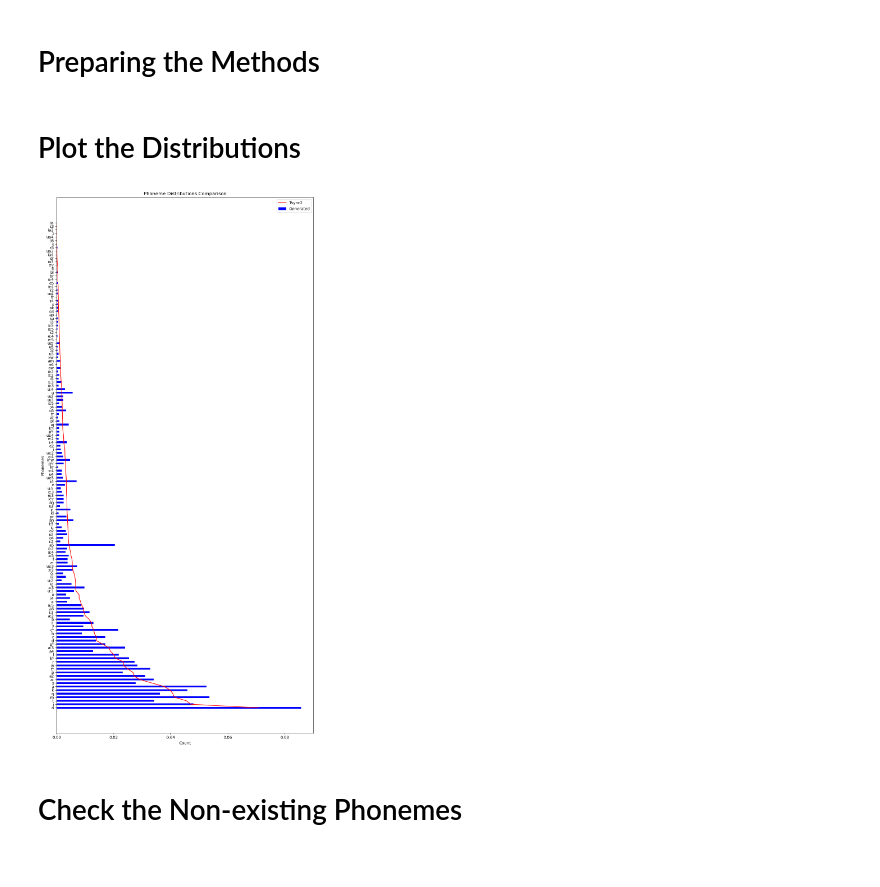
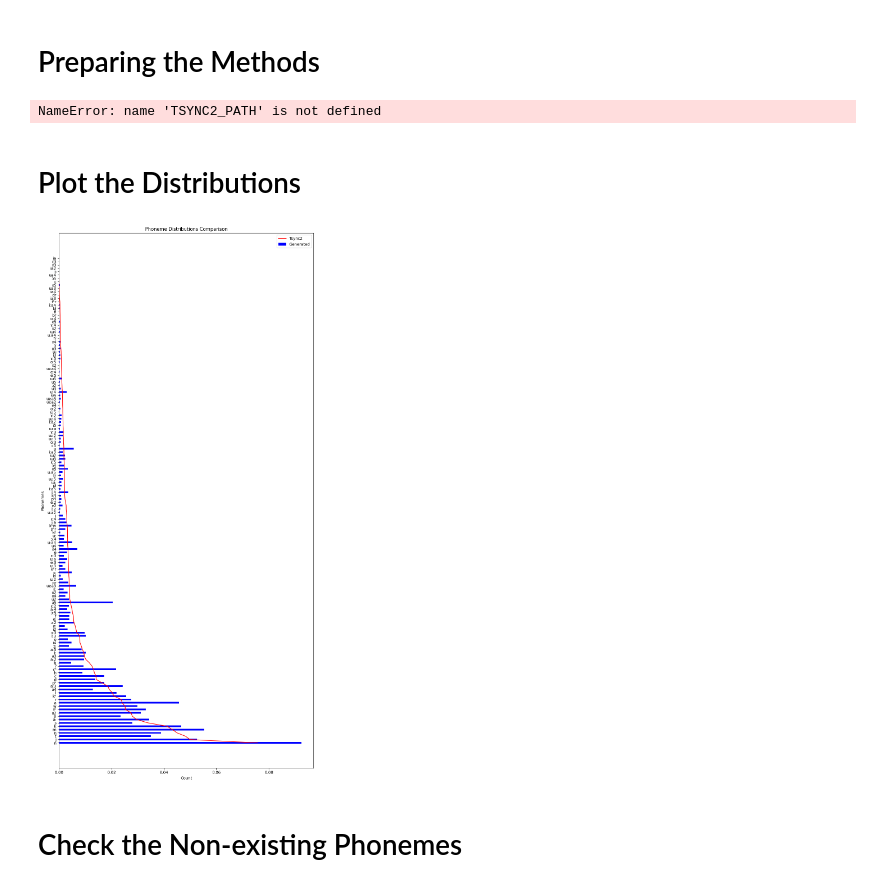
Before and after one commit to dubbing-ai/DatasetGen, a Jupyter notebook: analysis/analyse_corpus.ipynb, the cells around one changed output. Cells and saved outputs as stored; diff of their text form; code cells hidden in the pictures.

```diff
--- a/analysis/analyse_corpus.ipynb
+++ b/analysis/analyse_corpus.ipynb
@@ -21,7 +19,7 @@ def get_distribution(csv_path: str) -> defaultdict:
 
     return dist
 
-def unknown_phonemes(csv_path_1: str, csv_path_2: str = TSYNC2_PATH) -> list:
+def unknown_phonemes(csv_path_1: str, csv_path_2: str) -> list:
     dist1 = get_distribution(csv_path_1)
     dist2 = get_distribution(csv_path_2)
 
@@ -32,7 +30,7 @@ def unknown_phonemes(csv_path_1: str, csv_path_2: str = TSYNC2_PATH) -> list:
 
     return unknown
 
-def compare_distributions(csv_path_1: str, title_1: str, csv_path_2: str = TSYNC2_PATH, title_2: str = 'Tsync2', no_: bool = False) -> tuple:
+def compare_distributions(csv_path_1: str, title_1: str, csv_path_2: str, title_2: str = 'Tsync2', no_: bool = False) -> tuple:
     dist1 = get_distribution(csv_path_1)
     dist2 = get_distribution(csv_path_2)
 
@@ -47,8 +45,8 @@ def compare_distributions(csv_path_1: str, title_1: str, csv_path_2: str = TSYNC
         phoneme_1_counts = [dist1.get(ph, 0) for ph in total_vocabs]
         phoneme_2_counts = [dist2.get(ph, 0) for ph in total_vocabs]
 
-    np_phoneme_1_counts = np.array(phoneme_1_counts)/sum(phoneme_1_counts)
-    np_phoneme_2_counts = np.array(phoneme_2_counts)/sum(phoneme_2_counts)
+    np_phoneme_1_counts = np.array(phoneme_1_counts) / sum(phoneme_1_counts)
+    np_phoneme_2_counts = np.array(phoneme_2_counts) / sum(phoneme_2_counts)
 
     index = np.arange(len(total_vocabs))
     bar_height = 0.5
@@ -64,16 +62,19 @@ def compare_distributions(csv_path_1: str, title_1: str, csv_path_2: str = TSYNC
     ax.legend()
 
     plt.tight_layout()
+    plt.savefig('./ThaiPhonemesDistribution.png')
     plt.show()
+# %% [output]
+NameError: name 'TSYNC2_PATH' is not defined
 # %% [markdown]
 # Plot the Distributions
 # %%
-generated_path = 'combined_sentences_with_phoneme.csv'
-tsync2_path = 'combined_tsync2_thai_sentences.csv'
+generated_path = '../generated/processed/combined_sentences_with_phoneme.csv'
+tsync2_path = '../tsync2/processed/combined_tsync2_thai_sentences_phoneme.csv'
 
 compare_distributions(generated_path, 'Generated', tsync2_path, 'Tsync2', no_=True)
 # %% [output]
-[figure, old version]
+[figure, new version]
 # %% [markdown]
 # Check the Non-existing Phonemes
 # %%
```
Also changed, not shown: parts of 2 cells of this notebook, 1 other file.
